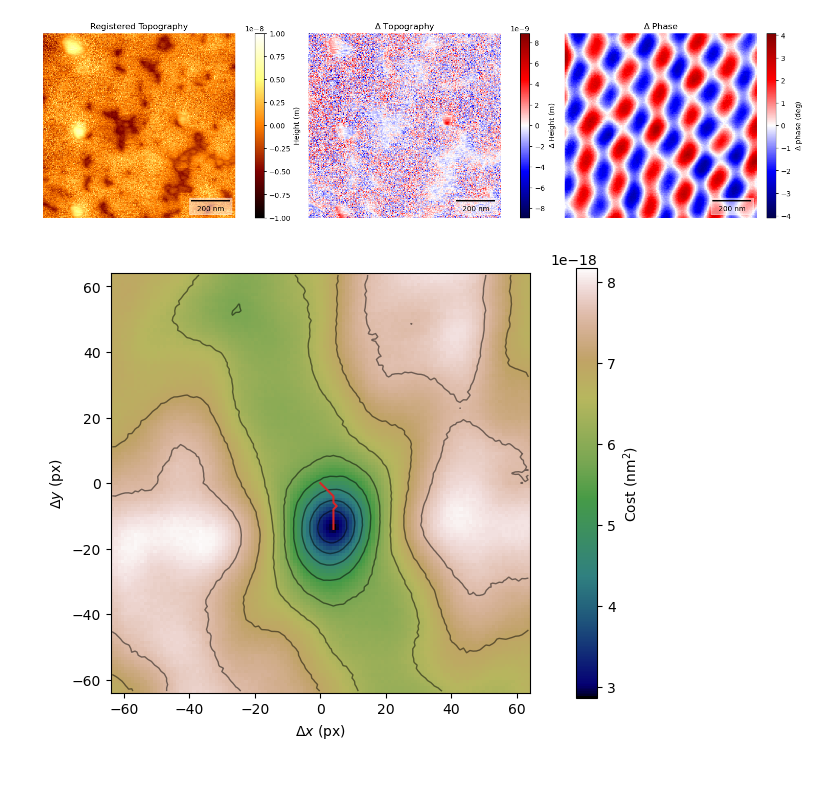
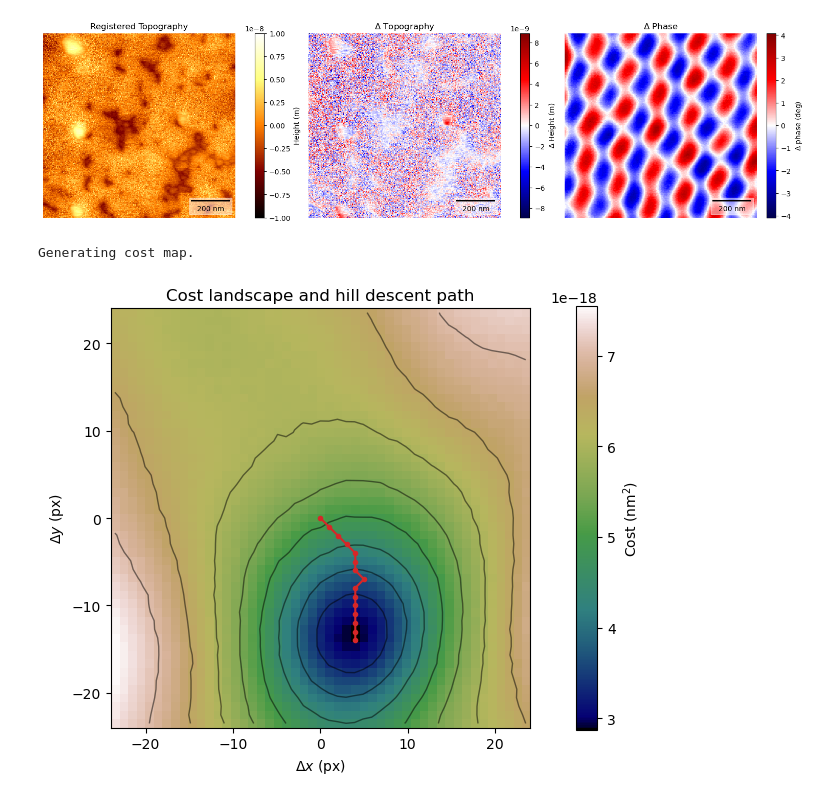
Before and after one commit to Aniruddha-S-Prasad/registration_based_differential_MFM, a Jupyter notebook: demo.ipynb, the cells around one changed output. Drawn from its saved outputs; the diff is of its cells as text; code cells hidden in the pictures.

```diff
--- a/demo.ipynb
+++ b/demo.ipynb
@@ -94,21 +94,23 @@ Using color range (vmin, vmax): -4.0834e+00,  4.0834e+00
 # %%
 fig, ax = plt.subplots(figsize=(6, 5), layout='constrained')
 
 cost_map_img = scan_diff.plot_cost_map(
     ax,
-    del_px=64,
+    del_px=24,
 )
 
 path_x = scan_diff.registration_result['path'][:, 0]
 path_y = scan_diff.registration_result['path'][:, 1]
-plt.plot(path_x, path_y, color="tab:red")
+plt.plot(path_x, path_y, marker='.', color="tab:red")
+
+fig.colorbar(cost_map_img, label=r"Cost (nm$^2$)")
 
 ax.set_xlabel(r"$\Delta x$ (px)")
 ax.set_ylabel(r"$\Delta y$ (px)")
-
-fig.colorbar(cost_map_img, label=r"Cost (nm$^2$)")
+ax.set_title("Cost landscape and hill descent path")
 plt.show()
 # %% [output]
+Generating cost map.
-[figure, old version]
+[figure, new version]
 # %%
 scan_diff.save_gwy("./export/HDD_diff_scan.gwy")
```
